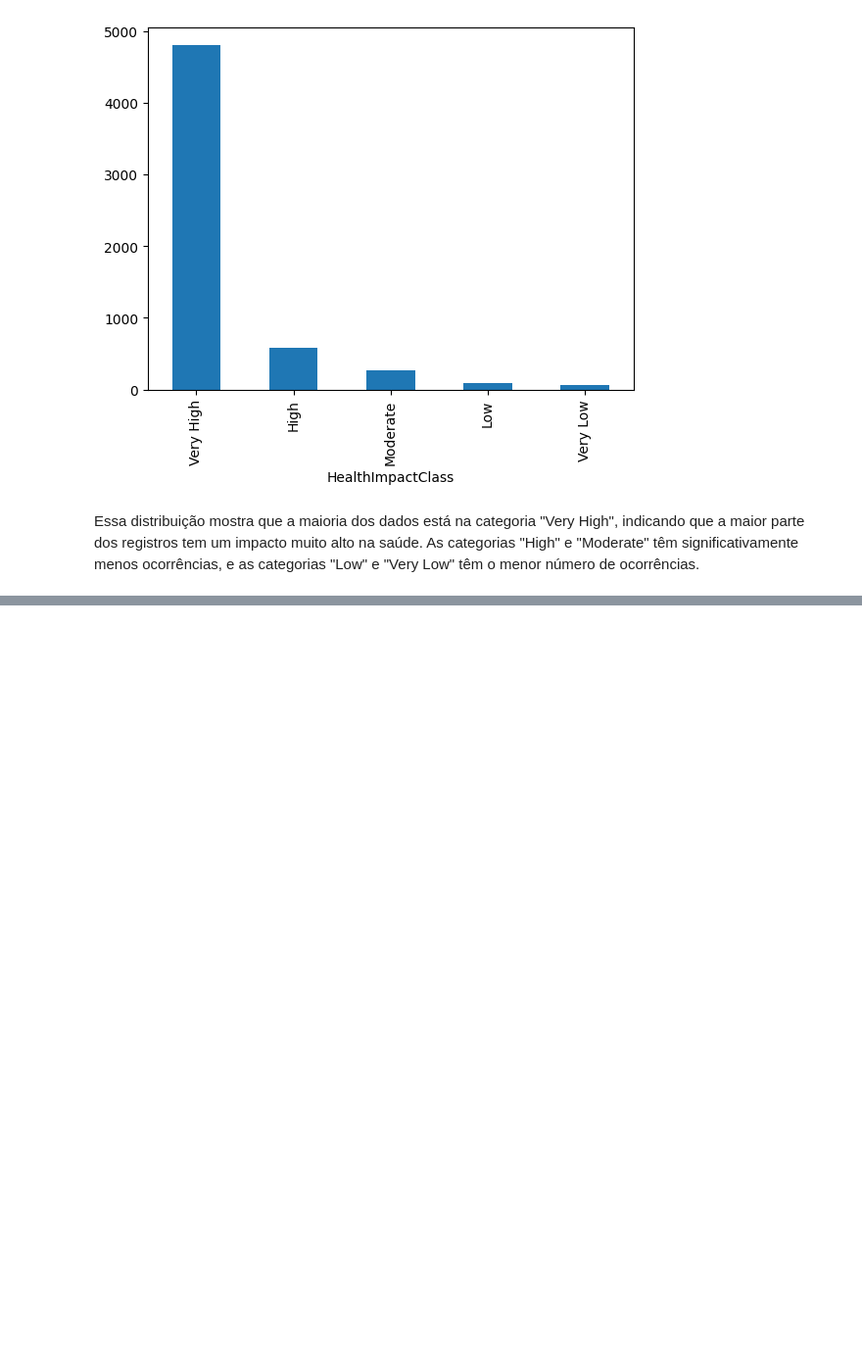
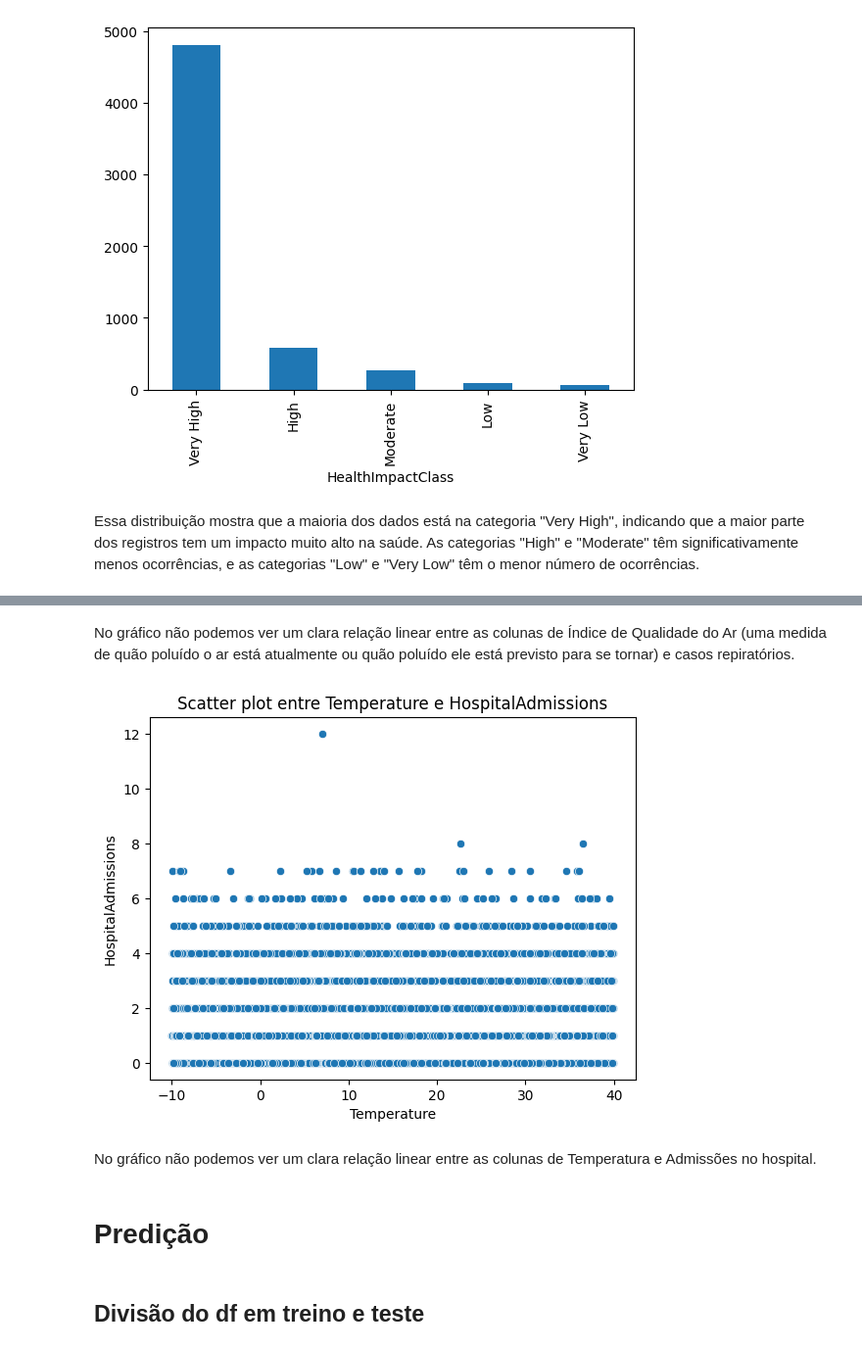
Before and after one commit to Mariana-Marinho/Health-Data-Project, a Jupyter notebook: Projeto_HealthData.ipynb, the cells around one changed output, grey strips where cells are left out. Shown at 98% size. Drawn from its saved outputs; the diff is of its cells as text; code cells hidden in the pictures; blank space fills up the shorter version.

```diff
--- a/Projeto_HealthData.ipynb
+++ b/Projeto_HealthData.ipynb
@@ -211,0 +224,18 @@ Essa distribuição mostra que a maioria dos dados está na categoria "Very High
+# %% [markdown]
+No gráfico não podemos ver um clara relação linear entre as colunas de Índice de Qualidade do Ar (uma medida de quão poluído o ar está atualmente ou quão poluído ele está previsto para se tornar) e casos repiratórios.
+# %%
+# Plota gráficos para medir a relação entre as colunas do df Temperature e HospitalAdmissions
+fig = plt.figure()
+
+sns.scatterplot(x=df["Temperature"], y=df["HospitalAdmissions"])
+plt.title("Scatter plot entre Temperature e HospitalAdmissions")
+plt.xlabel("Temperature")
+plt.ylabel("HospitalAdmissions")
+
+plt.show()
+# %% [output]
+[figure, added]
+# %% [markdown]
+No gráfico não podemos ver um clara relação linear entre as colunas de Temperatura e Admissões no hospital.
+# %% [markdown]
+# Predição
@@ -211,0 +260,2 @@ Essa distribuição mostra que a maioria dos dados está na categoria "Very High
+# %% [markdown]
+## Divisão do df em treino e teste
```
Also changed, not shown: parts of 26 cells of this notebook, 2 other files.
